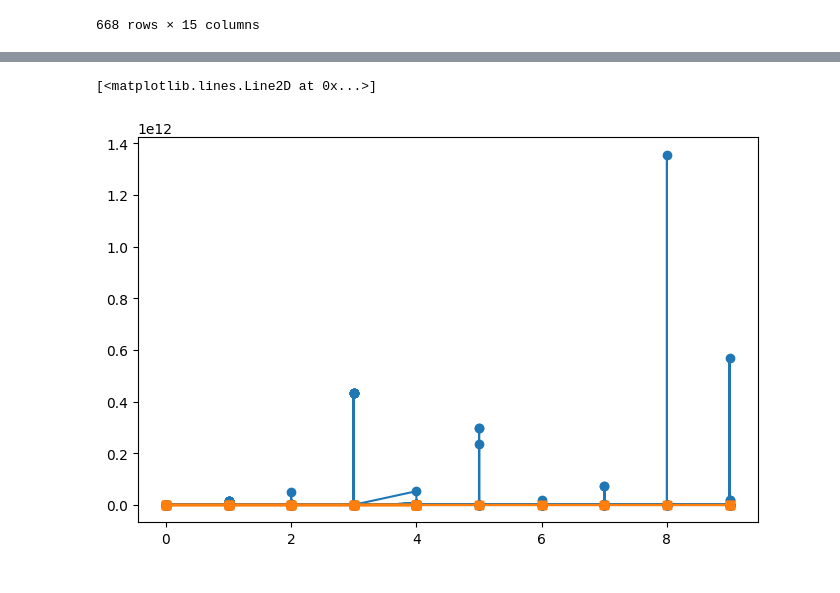
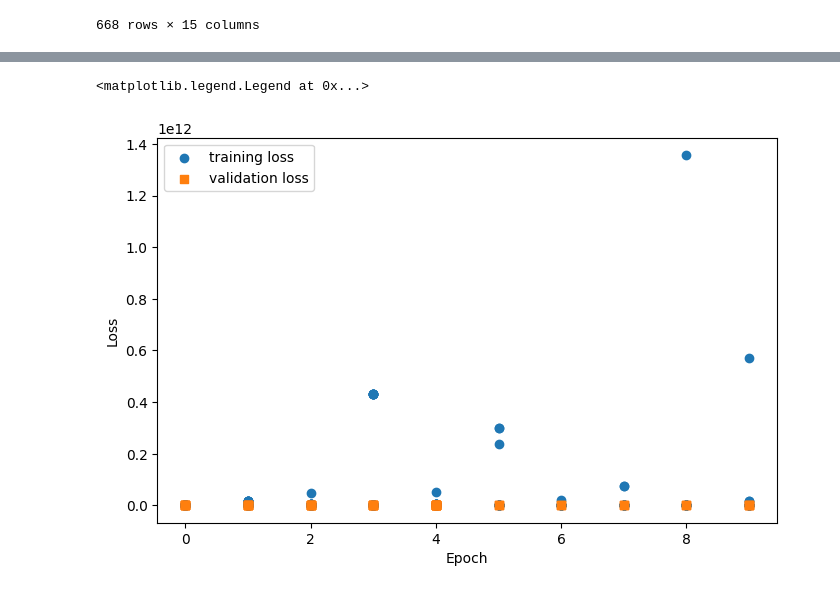
Before and after one commit to ShannonNCM/research_files, a Jupyter notebook: Test_training_data/test.ipynb, the cells around one changed output, grey strips where cells are left out. Drawn from its saved outputs; the diff is of its cells as text; code cells hidden in the pictures.

```diff
--- a/Test_training_data/test.ipynb
+++ b/Test_training_data/test.ipynb
@@ -235,8 +251,11 @@ val_df['epoch'] = val_df['epoch'].fillna(method='ffill')
 # %%
 #aca voy a graficar lo del training loss y eso, me falta poder ver de forma mas bonita esta cosa pero la Shannon del futuro se va encargar, porque ya me canse por hoy lol
 plt.figure(figsize=(8,5))
-plt.plot(train_df['epoch'],train_df['loss'], label='training loss', marker='o')
-plt.plot(val_df['epoch'],val_df['loss'], label='validation loss', marker='s')
+plt.scatter(train_df['epoch'],train_df['loss'], label='training loss', marker='o')
+plt.scatter(val_df['epoch'],val_df['loss'], label='validation loss', marker='s')
+plt.xlabel('Epoch')
+plt.ylabel('Loss')
+plt.legend()
 # %% [output]
-[<matplotlib.lines.Line2D at 0x...>]
+<matplotlib.legend.Legend at 0x...>
-[figure, old version]
+[figure, new version]
```
Also changed, not shown: parts of 1 cell of this notebook.
